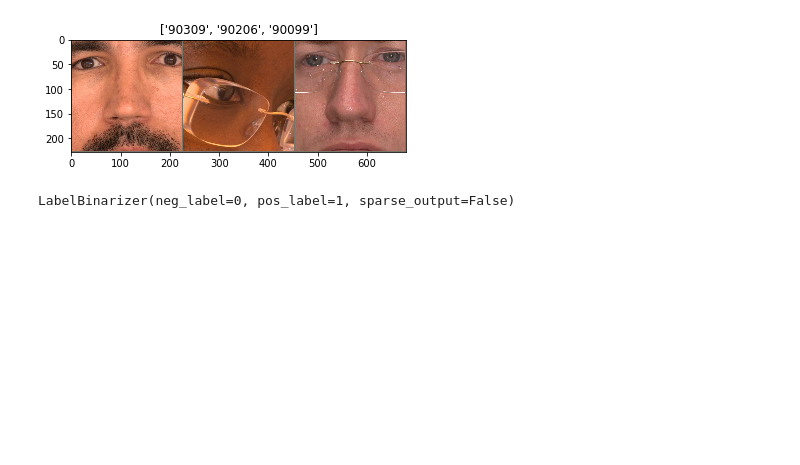
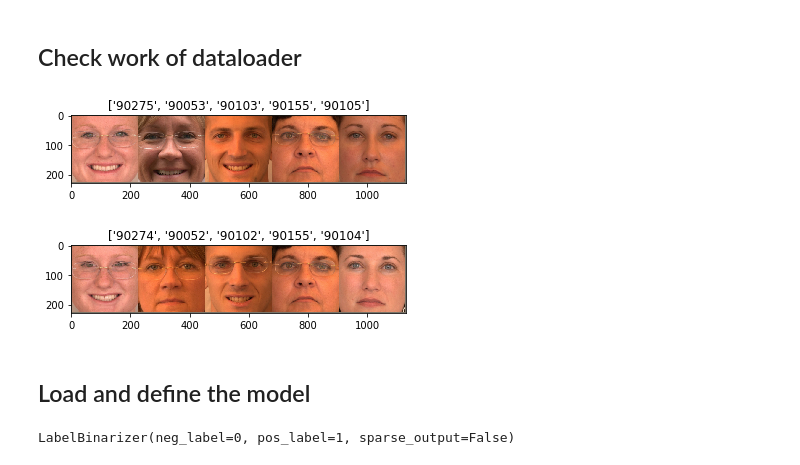
Before and after one commit to KhurramPirov/Twins-recognition, a Jupyter notebook: dataloader/baseline.ipynb, the cells around one changed output. Drawn from its saved outputs; the diff is of its cells as text; code cells hidden in the pictures; blank space fills up the shorter version.

```diff
--- a/dataloader/baseline.ipynb
+++ b/dataloader/baseline.ipynb
@@ -22,7 +22,5 @@ device = torch.device("cuda:1" if torch.cuda.is_available() else "cpu")
 direct='./nd-twins-0006/faces/'
 # %%
 #read metadata and construct scv for DataLoader
-data=pd.read_csv('./image-metadata-2.0.csv')
-name_photos=data['filename'].tolist()
-folders=[x[:-4] for x in name_photos]
-temp_csv=pd.DataFrame({'view':range(len(folders)),'img_a':folders,'img_b':folders})
+df=pd.read_csv('./image-metadata-3.0.csv')
+df_relation=pd.read_csv('./twins-relationship-info.csv')
@@ -57,45 +79,50 @@ class TwinsDataloader(Dataset):
 # %%
 data_transforms = {
-    'train': transforms.Compose([
-             transforms.CenterCrop(224),
-             transforms.ToTensor(),
-             transforms.Normalize([0.485, 0.456, 0.406], [0.229, 0.224, 0.225])
-    ]),
-    'val': transforms.Compose([
-           transforms.Resize(224),
-           transforms.CenterCrop(224),
-           transforms.ToTensor(),
-           transforms.Normalize([0.485, 0.456, 0.406], [0.229, 0.224, 0.225])
-    ]),
+    'flip': transforms.Compose([
+            transforms.Resize(224),
+            #transforms.TenCrop(0, vertical_flip=True),
+            transforms.CenterCrop(224),
+            transforms.ToTensor(),
+            transforms.Normalize([0.485, 0.456, 0.406], [0.229, 0.224, 0.225])]),
+    'notflip': transforms.Compose([
+            transforms.Resize(224),
+            transforms.CenterCrop(224),
+            transforms.ToTensor(),
+            transforms.Normalize([0.485, 0.456, 0.406], [0.229, 0.224, 0.225]) ])
 }
 # %%
-twins_dataset = TwinsDataloader(direct, temp_csv, data_transforms['train'])
-dataset = DataLoader(twins_dataset, batch_size=10,shuffle=True)
+twins_dataset = TwinsDataloader(direct, df,df_relation ,data_transforms)
+dataset = DataLoader(twins_dataset, batch_size=5,shuffle=True)
+# %% [markdown]
+## Check work of dataloader
 # %%
 def imshow(inp, title=None):
     """Imshow for Tensor."""
     inp = inp.numpy().transpose((1, 2, 0))
     mean = np.array([0.485, 0.456, 0.406])
     std = np.array([0.229, 0.224, 0.225])
     inp = std * inp + mean
     inp = np.clip(inp, 0, 1)
     plt.imshow(inp)
     if title is not None:
         plt.title(title)
     plt.pause(0.001)  # pause a bit so that plots are updated
 
 
 # Get a batch of training data
 T = next(iter(dataset))
-classes=T['class_a']
-inputs=T['img_a']
 
 # Make a grid from batch
-out = torchvision.utils.make_grid(inputs)
+out = torchvision.utils.make_grid(T['img_a'])
+imshow(out, title=[x for x in T['class_a']])
 
-imshow(out, title=[x for x in classes])
+out = torchvision.utils.make_grid(T['img_b'])
+imshow(out, title=[x for x in T['class_b']])
 # %% [output]
-[figure, old version]
+[figure, new version]
+[figure, added]
+# %% [markdown]
+## Load and define the model
 # %%
 from model import MobileFaceNet
 
```
Also changed, not shown: parts of 5 cells of this notebook, 2 other files.
